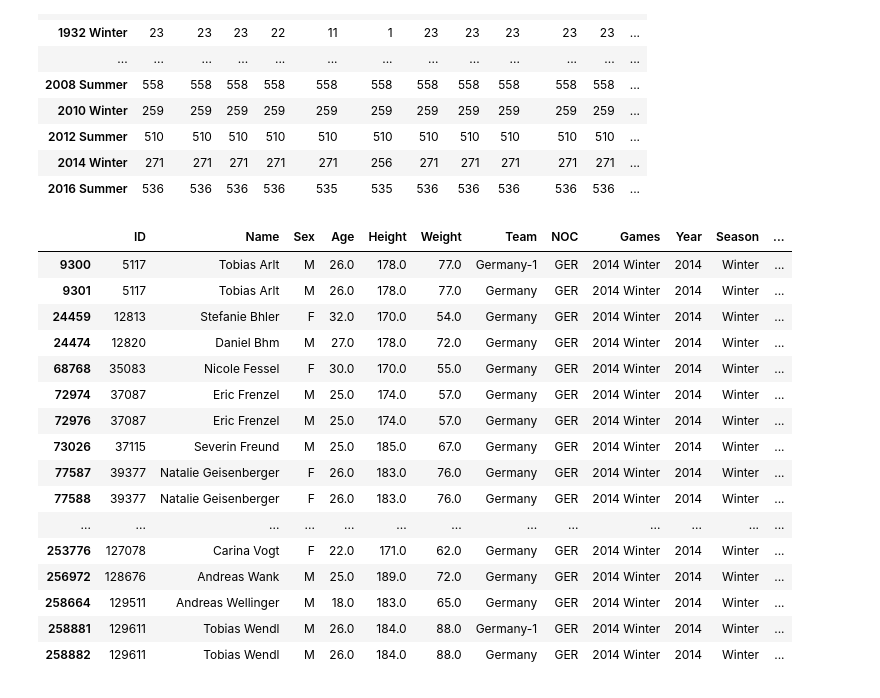
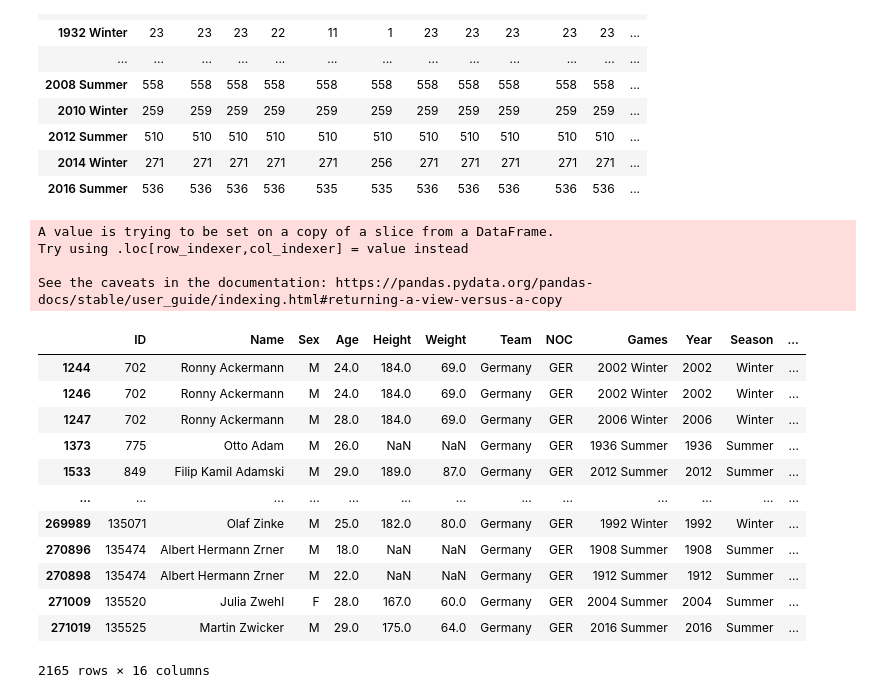
Before and after one commit to n00rp/Project_Olympic, a Jupyter notebook: Individuella filer/individuell_fil_bw.ipynb, the cells around one changed output. Drawn from its saved outputs; the diff is of its cells as text; code cells hidden in the pictures.

```diff
--- a/Individuella filer/individuell_fil_bw.ipynb
+++ b/Individuella filer/individuell_fil_bw.ipynb
@@ -48,25 +48,28 @@ df_ger.groupby("Games").count()
 | 2016 Summer | 536 | 536 | 536 | 536 | 535 | 535 | 536 | 536 | 536 | 536 | 536 | ... |
 # %%
 df_ger_2014=df_ger[df_ger["Games"]=="2014 Winter"]
+df_ger_medal=df_ger[df_ger["Medal"].isin(["Gold", "Silver", "Bronze"])]
+df_ger_medal["Medaltot"]=1
+
 
 df_ger_2014_medal=df_ger_2014[df_ger_2014["Medal"].isin(["Gold", "Silver", "Bronze"])]
 
-df_ger_2014_medal
+df_ger_medal
 # %% [output]
+A value is trying to be set on a copy of a slice from a DataFrame.
+Try using .loc[row_indexer,col_indexer] = value instead
+
+See the caveats in the documentation: https://pandas.pydata.org/pandas-docs/stable/user_guide/indexing.html#returning-a-view-versus-a-copy
 |  | ID | Name | Sex | Age | Height | Weight | Team | NOC | Games | Year | Season | ... |
-| 9300 | 5117 | Tobias Arlt | M | 26.0 | 178.0 | 77.0 | Germany-1 | GER | 2014 Winter | 2014 | Winter | ... |
-| 9301 | 5117 | Tobias Arlt | M | 26.0 | 178.0 | 77.0 | Germany | GER | 2014 Winter | 2014 | Winter | ... |
-| 24459 | 12813 | Stefanie Bhler | F | 32.0 | 170.0 | 54.0 | Germany | GER | 2014 Winter | 2014 | Winter | ... |
-| 24474 | 12820 | Daniel Bhm | M | 27.0 | 178.0 | 72.0 | Germany | GER | 2014 Winter | 2014 | Winter | ... |
-| 68768 | 35083 | Nicole Fessel | F | 30.0 | 170.0 | 55.0 | Germany | GER | 2014 Winter | 2014 | Winter | ... |
-| 72974 | 37087 | Eric Frenzel | M | 25.0 | 174.0 | 57.0 | Germany | GER | 2014 Winter | 2014 | Winter | ... |
-| 72976 | 37087 | Eric Frenzel | M | 25.0 | 174.0 | 57.0 | Germany | GER | 2014 Winter | 2014 | Winter | ... |
-| 73026 | 37115 | Severin Freund | M | 25.0 | 185.0 | 67.0 | Germany | GER | 2014 Winter | 2014 | Winter | ... |
-| 77587 | 39377 | Natalie Geisenberger | F | 26.0 | 183.0 | 76.0 | Germany | GER | 2014 Winter | 2014 | Winter | ... |
-| 77588 | 39377 | Natalie Geisenberger | F | 26.0 | 183.0 | 76.0 | Germany | GER | 2014 Winter | 2014 | Winter | ... |
+| 1244 | 702 | Ronny Ackermann | M | 24.0 | 184.0 | 69.0 | Germany | GER | 2002 Winter | 2002 | Winter | ... |
+| 1246 | 702 | Ronny Ackermann | M | 24.0 | 184.0 | 69.0 | Germany | GER | 2002 Winter | 2002 | Winter | ... |
+| 1247 | 702 | Ronny Ackermann | M | 28.0 | 184.0 | 69.0 | Germany | GER | 2006 Winter | 2006 | Winter | ... |
+| 1373 | 775 | Otto Adam | M | 26.0 | NaN | NaN | Germany | GER | 1936 Summer | 1936 | Summer | ... |
+| 1533 | 849 | Filip Kamil Adamski | M | 29.0 | 189.0 | 87.0 | Germany | GER | 2012 Summer | 2012 | Summer | ... |
 | ... | ... | ... | ... | ... | ... | ... | ... | ... | ... | ... | ... | ... |
-| 253776 | 127078 | Carina Vogt | F | 22.0 | 171.0 | 62.0 | Germany | GER | 2014 Winter | 2014 | Winter | ... |
-| 256972 | 128676 | Andreas Wank | M | 25.0 | 189.0 | 72.0 | Germany | GER | 2014 Winter | 2014 | Winter | ... |
-| 258664 | 129511 | Andreas Wellinger | M | 18.0 | 183.0 | 65.0 | Germany | GER | 2014 Winter | 2014 | Winter | ... |
-| 258881 | 129611 | Tobias Wendl | M | 26.0 | 184.0 | 88.0 | Germany-1 | GER | 2014 Winter | 2014 | Winter | ... |
-| 258882 | 129611 | Tobias Wendl | M | 26.0 | 184.0 | 88.0 | Germany | GER | 2014 Winter | 2014 | Winter | ... |
+| 269989 | 135071 | Olaf Zinke | M | 25.0 | 182.0 | 80.0 | Germany | GER | 1992 Winter | 1992 | Winter | ... |
+| 270896 | 135474 | Albert Hermann Zrner | M | 18.0 | NaN | NaN | Germany | GER | 1908 Summer | 1908 | Summer | ... |
+| 270898 | 135474 | Albert Hermann Zrner | M | 22.0 | NaN | NaN | Germany | GER | 1912 Summer | 1912 | Summer | ... |
+| 271009 | 135520 | Julia Zwehl | F | 28.0 | 167.0 | 60.0 | Germany | GER | 2004 Summer | 2004 | Summer | ... |
+| 271019 | 135525 | Martin Zwicker | M | 29.0 | 175.0 | 64.0 | Germany | GER | 2016 Summer | 2016 | Summer | ... |
+2165 rows × 16 columns
```
Also changed, not shown: parts of 3 cells of this notebook, 1 other file.
